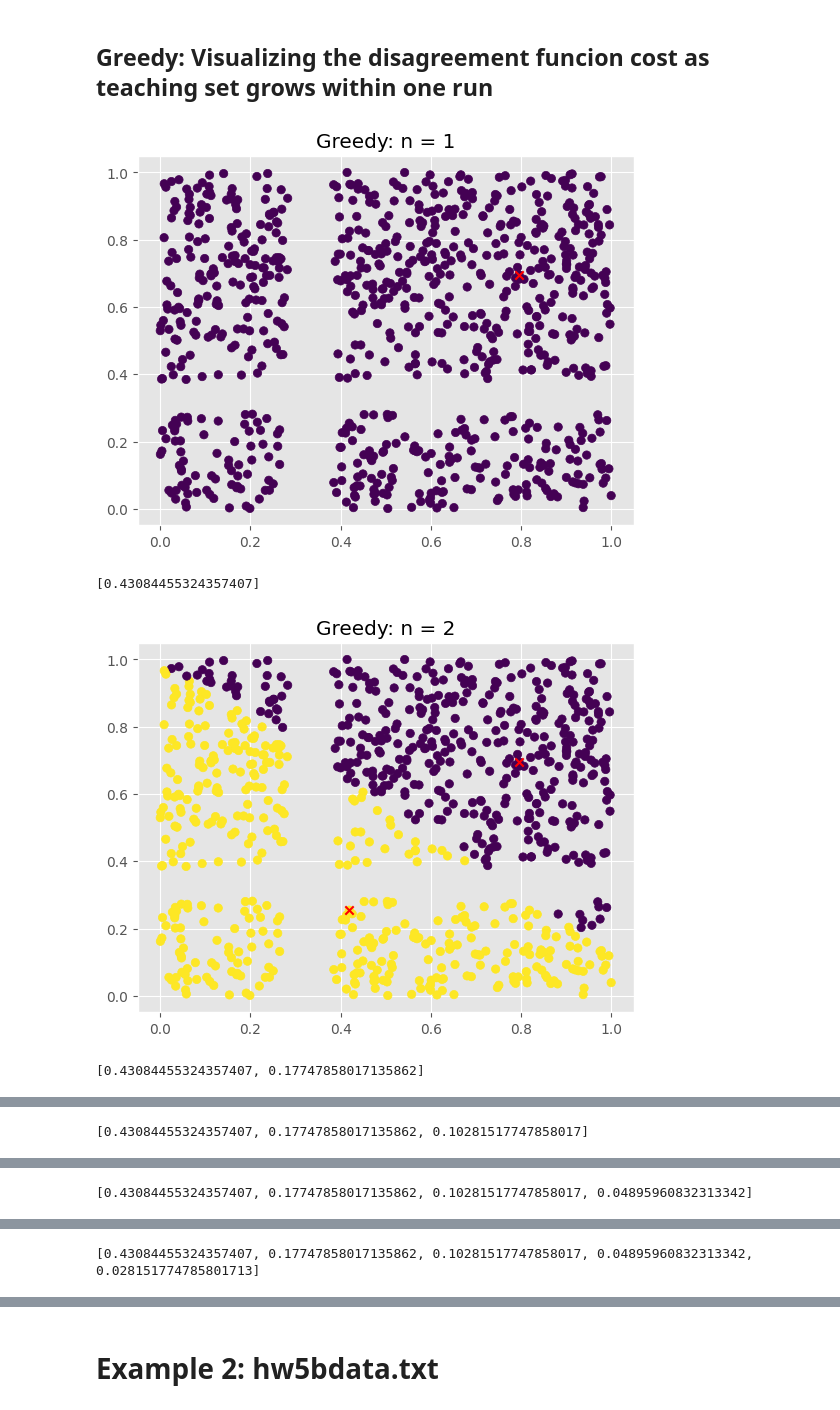
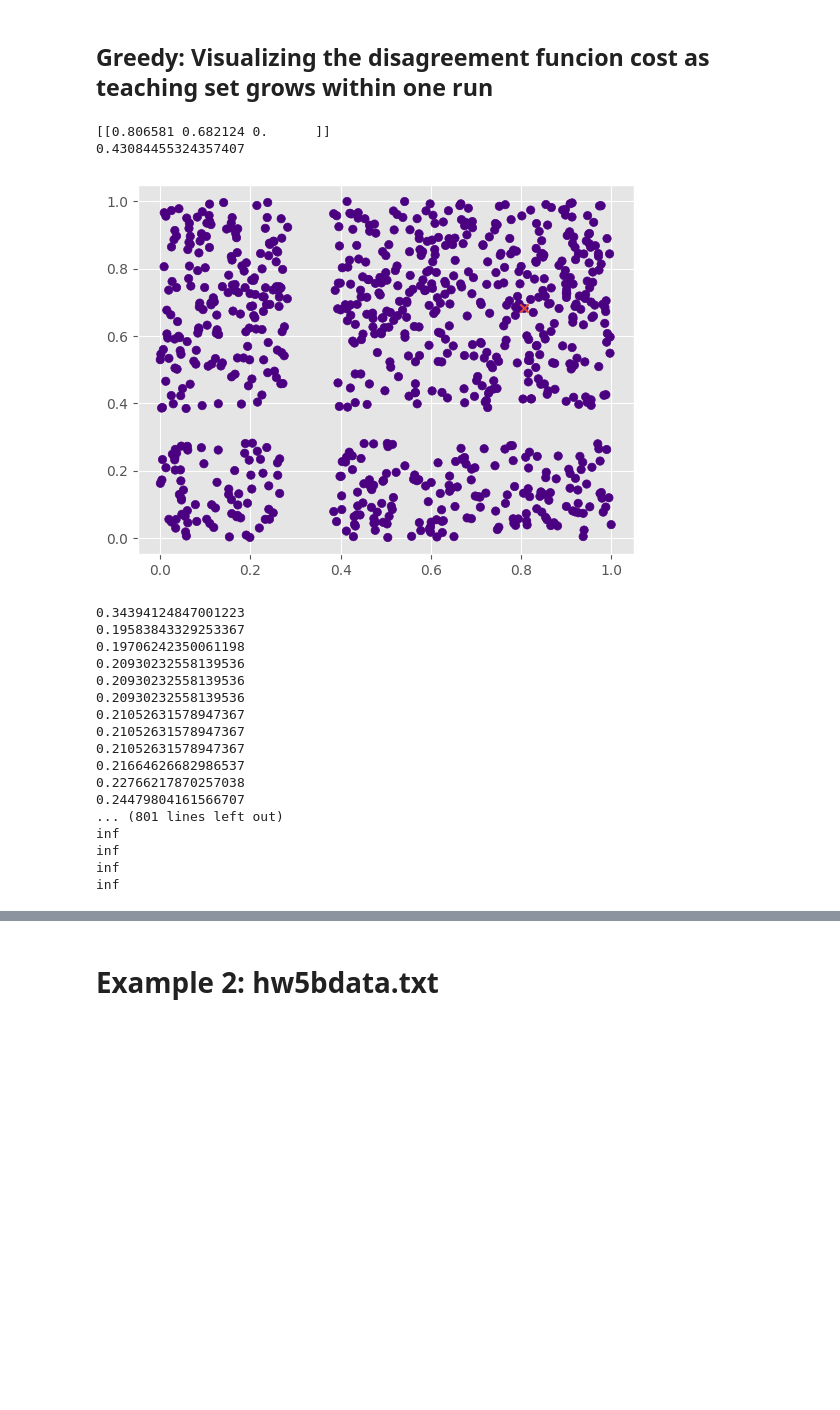
Before and after one commit to csjiet/KNN-teaching, a Jupyter notebook: main.ipynb, the cells around one changed output, grey strips where cells are left out. Drawn from its saved outputs; the diff is of its cells as text; code cells hidden in the pictures; blank space fills up the shorter version.

Commit message:
reimplementing greedy one run

```diff
--- a/main.ipynb
+++ b/main.ipynb
@@ -473,9 +448,26 @@ def greedy_state_visualizer(n_stop):
 
     return None
 # %%
-greedy_state_visualizer(20)
+teaching_color = {0: 'indigo', 1: 'yellow'}
+greedy_state_visualizer(20, teaching_color)
 # %% [output]
+[[0.806581 0.682124 0.      ]]
+0.43084455324357407
-[figure, old version]
+[figure, new version]
-[0.43084455324357407]
-[figure, removed]
-[0.43084455324357407, 0.17747858017135862]
+0.34394124847001223
+0.19583843329253367
+0.19706242350061198
+0.20930232558139536
+0.20930232558139536
+0.20930232558139536
+0.21052631578947367
+0.21052631578947367
+0.21052631578947367
+0.21664626682986537
+0.22766217870257038
+0.24479804161566707
+... (801 lines left out)
+inf
+inf
+inf
+inf
@@ -483 +473,0 @@ greedy_state_visualizer(20)
-[0.43084455324357407, 0.17747858017135862, 0.10281517747858017]
@@ -485 +473,0 @@ greedy_state_visualizer(20)
-[0.43084455324357407, 0.17747858017135862, 0.10281517747858017, 0.04895960832313342]
@@ -487 +473,0 @@ greedy_state_visualizer(20)
-[0.43084455324357407, 0.17747858017135862, 0.10281517747858017, 0.04895960832313342, 0.028151774785801713]
```
Also changed, not shown: parts of 5 cells of this notebook.
